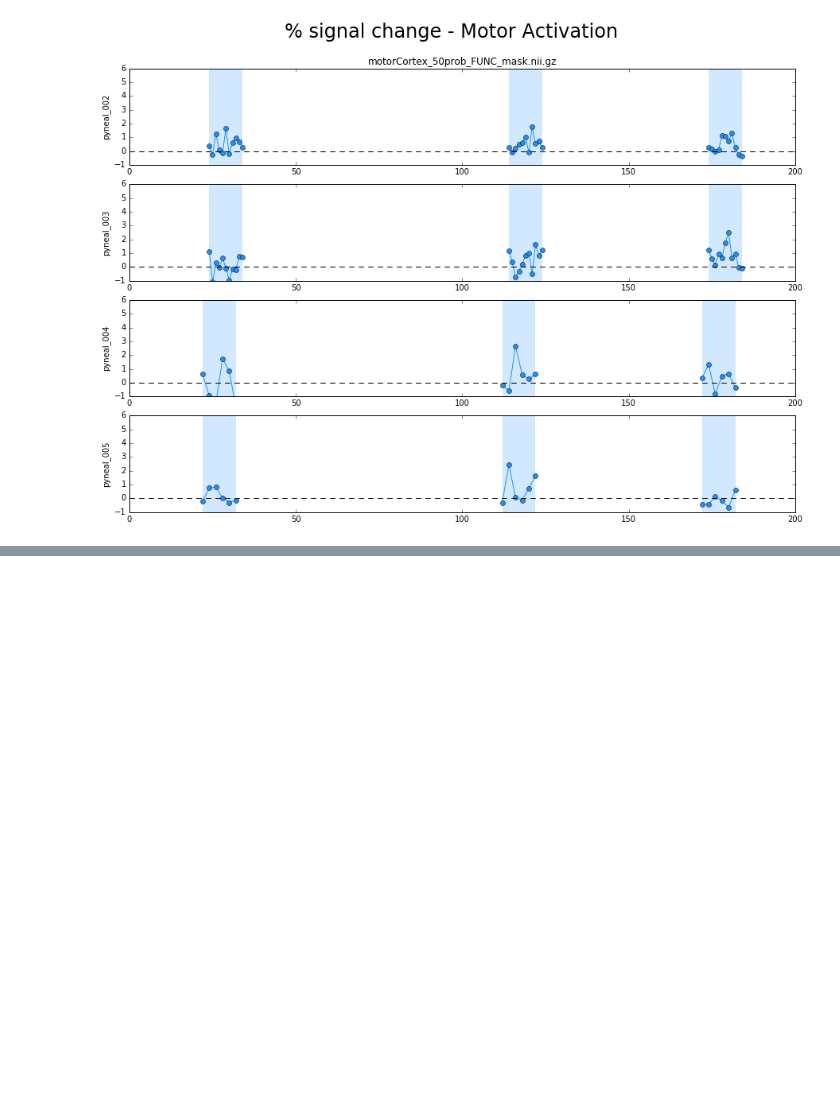
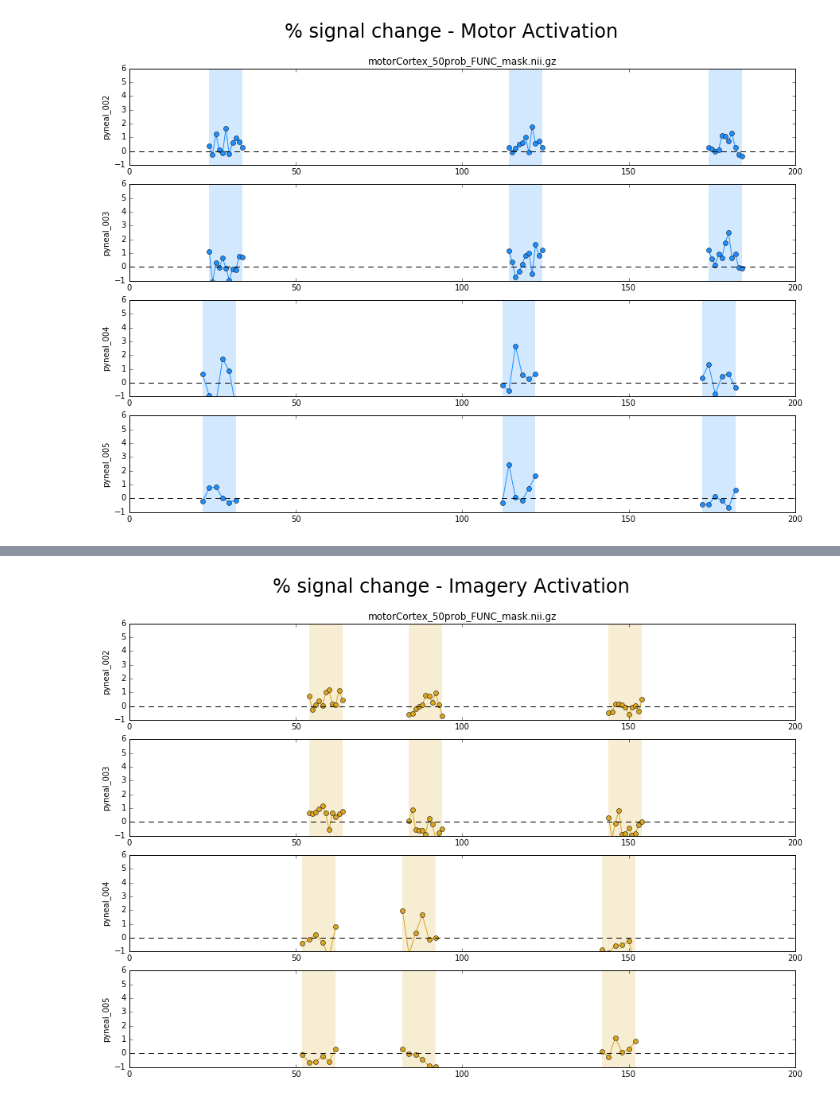
Before and after one commit to jeffmacinnes/b2b, a Jupyter notebook: analysis/subject001_ROIanalyses.ipynb, the cells around one changed output, grey strips where cells are left out. Cells and saved outputs as stored; diff of their text form; code cells hidden in the pictures; blank space fills up the shorter version.

```diff
--- a/analysis/subject001_ROIanalyses.ipynb
+++ b/analysis/subject001_ROIanalyses.ipynb
@@ -413,0 +418,4 @@ plotPercent('motor', 'motorCortex_50prob_FUNC_mask.nii.gz')
+# %%
+plotPercent('imagery', 'motorCortex_50prob_FUNC_mask.nii.gz')
+# %% [output]
+[figure, added]
```
Also changed, not shown: parts of 1 cell of this notebook, 2 other files.
